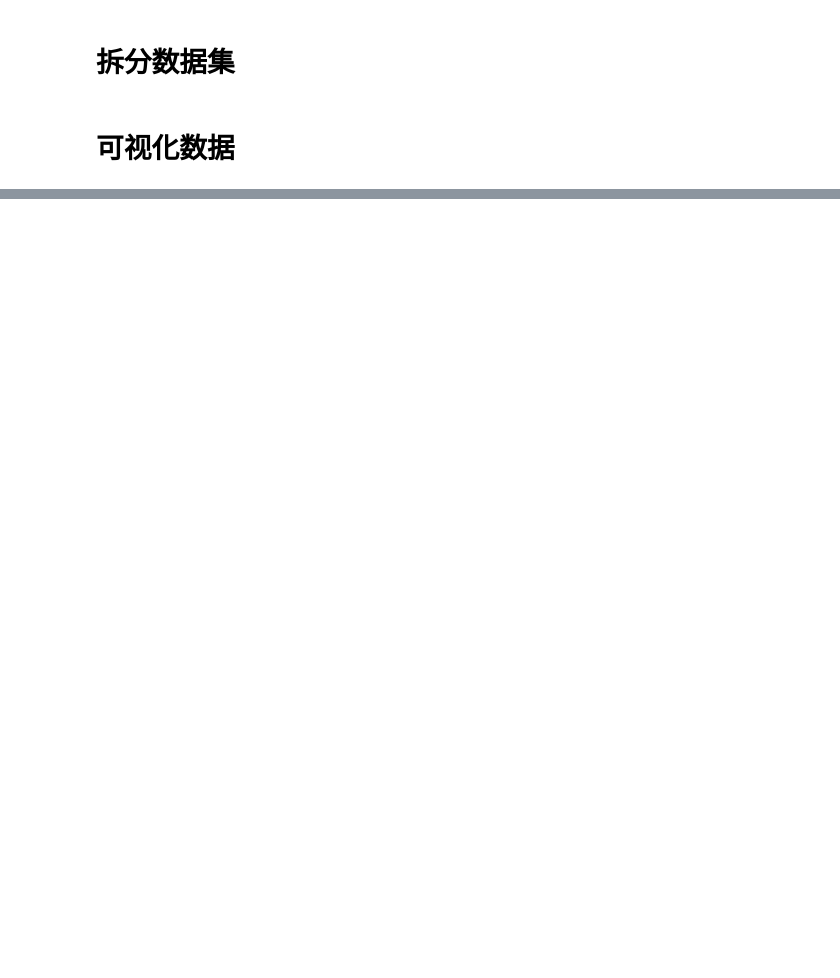
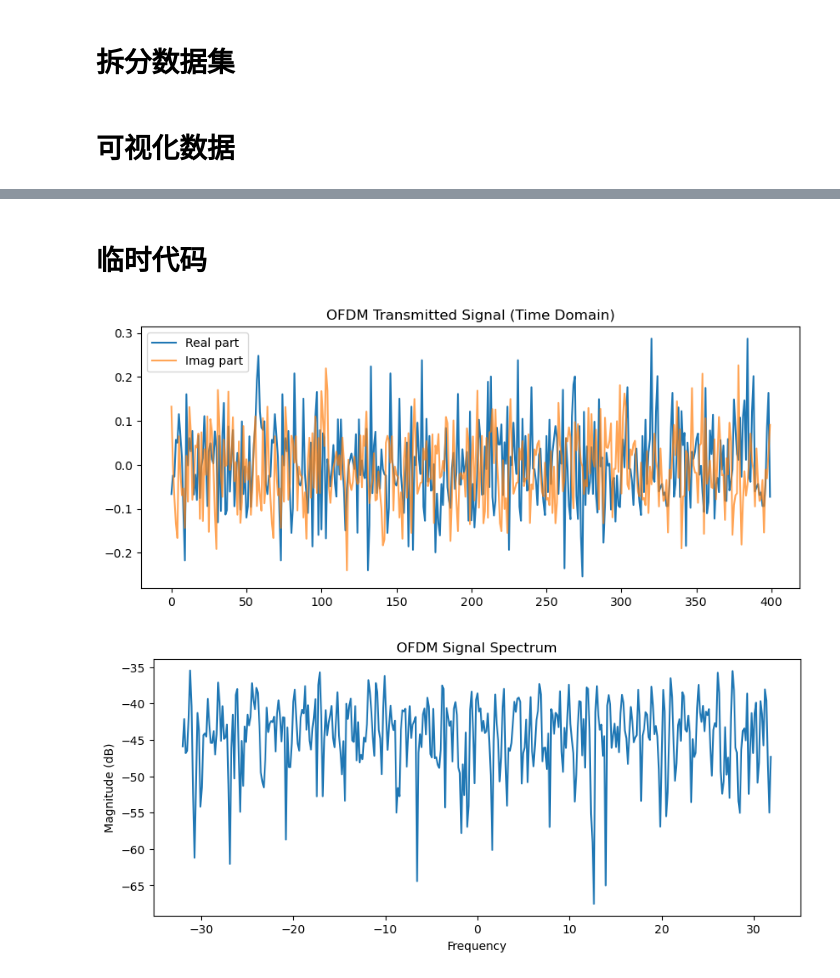
Before and after one commit to ChetTaylor-hub/toa_predictor, a Jupyter notebook: datasetread.ipynb, the cells around one changed output, grey strips where cells are left out. Drawn from its saved outputs; the diff is of its cells as text; code cells hidden in the pictures; blank space fills up the shorter version.

```diff
--- a/datasetread.ipynb
+++ b/datasetread.ipynb
@@ -182,8 +164,8 @@ import pandas as pd
 import matplotlib.pyplot as plt
 
 # file_path = "/Users/taochen/coder/code/TOA/datasets/6611037/dataset.csv"
-file_path = "/Users/taochen/coder/code/TOA/datasets/data_process/split/test.csv"
-output_dir = "/Users/taochen/coder/code/TOA/datasets/data_process/split/test_plots"
+file_path = "/Users/taochen/coder/code/TOA/datasets/Underwater_Acoustic_Channels/datasets_synthetic/20250917_141809.csv"
+output_dir = "/Users/taochen/coder/code/TOA/datasets/Underwater_Acoustic_Channels/plots"
 ds = pd.read_csv(file_path)
 
 os.makedirs(output_dir, exist_ok=True)
@@ -231,0 +824,53 @@ plot_cir_with_targets("results/toa_lstm_2/test_predictions.csv", "results/toa_ls
+# %% [markdown]
+# 临时代码
+# %%
+import numpy as np
+import matplotlib.pyplot as plt
+
+# ---------------------
+# 1. 参数设置
+# ---------------------
+N = 64                # 子载波数
+cp_len = 16           # 循环前缀长度
+num_symbols = 5       # OFDM 符号个数
+M = 4                 # QPSK调制 (M=4)
+
+# ---------------------
+# 2. 生成随机比特 & QPSK调制
+# ---------------------
+bits = np.random.randint(0, 2, num_symbols * N * int(np.log2(M)))
+symbols = (2*bits[0::2]-1) + 1j*(2*bits[1::2]-1)  # QPSK符号
+symbols /= np.sqrt(2)  # 归一化能量
+
+# ---------------------
+# 3. 映射到子载波 & IFFT
+# ---------------------
+ofdm_symbols = []
+for i in range(num_symbols):
+    Xk = np.zeros(N, dtype=complex)
+    Xk[:] = symbols[i*N:(i+1)*N]  # 简单把每个符号映射到所有子载波
+    x_time = np.fft.ifft(Xk, N)   # IFFT 得到时域
+    # 添加循环前缀
+    x_cp = np.concatenate([x_time[-cp_len:], x_time])
+    ofdm_symbols.append(x_cp)
+
+tx_signal = np.concatenate(ofdm_symbols)  # 串行化
+
+# ---------------------
+# 4. 可视化
+# ---------------------
+plt.figure(figsize=(10,4))
+plt.plot(np.real(tx_signal), label="Real part")
+plt.plot(np.imag(tx_signal), label="Imag part", alpha=0.7)
+plt.title("OFDM Transmitted Signal (Time Domain)")
+plt.legend()
+plt.show()
+
+# 画一个频谱
+plt.figure(figsize=(10,4))
+plt.magnitude_spectrum(tx_signal, Fs=N, scale='dB')
+plt.title("OFDM Signal Spectrum")
+plt.show()
+# %% [output]
+[figure, added]
+[figure, added]
```
Also changed, not shown: parts of 11 cells of this notebook, 6 other files.
